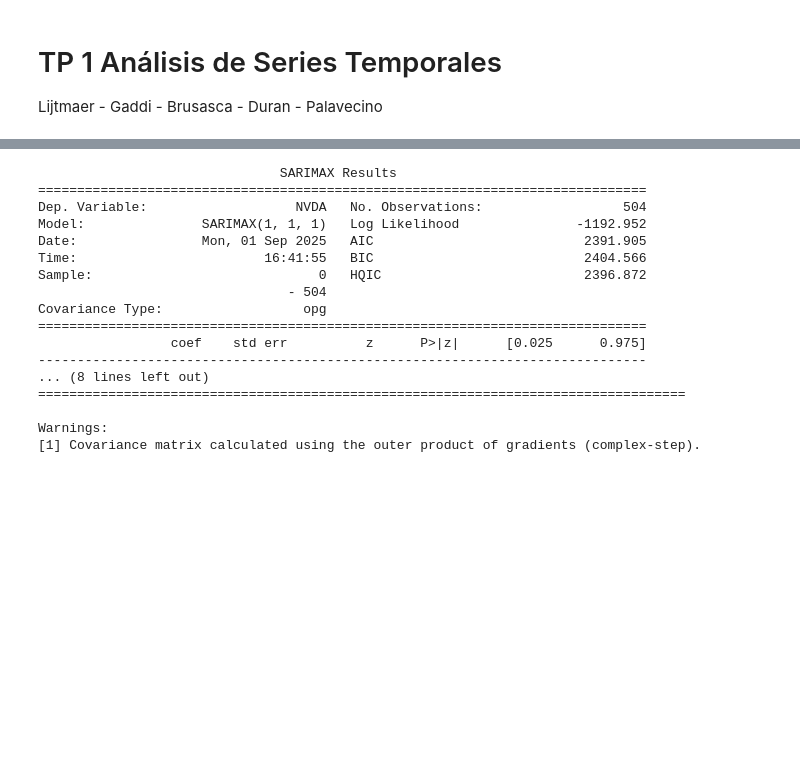
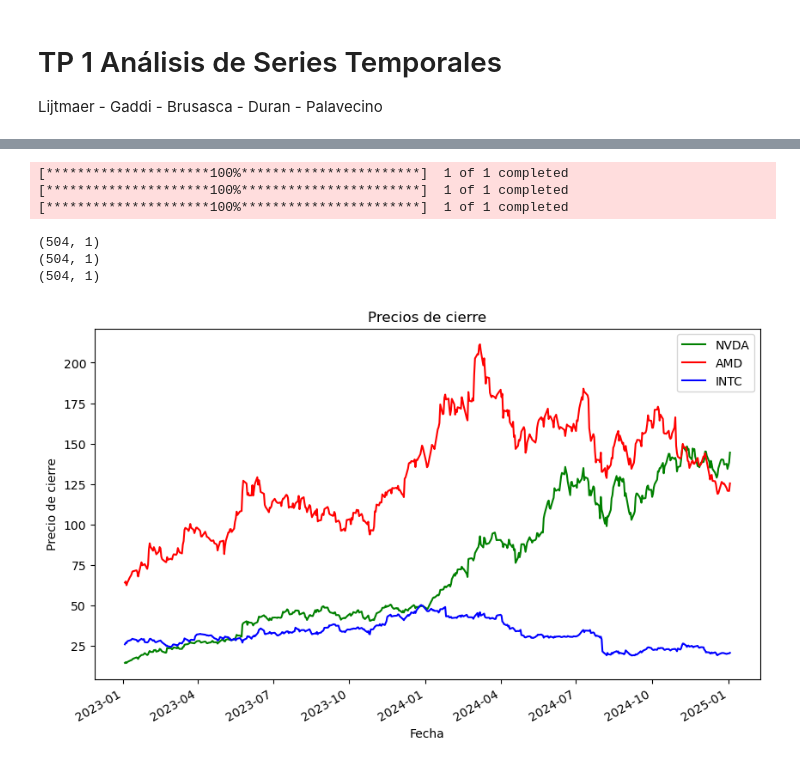
Before and after one commit to NicoPala01/AST_MCD_E10, a Jupyter notebook: AST_notebook.ipynb, the cells around one changed output, grey strips where cells are left out. Cells and saved outputs as stored; diff of their text form; code cells hidden in the pictures; blank space fills up the shorter version.

```diff
--- a/AST_notebook.ipynb
+++ b/AST_notebook.ipynb
@@ -82,2 +18,0 @@ plt.show()
-# %%
-matplotlib.rcParams['figure.figsize']=[6.0,4.0]
@@ -201,20 +19,34 @@ sarima_fit = sarima.fit(disp=False)
-# %%
-print(sarima_fit.summary())
-# %% [output]
-                               SARIMAX Results
-==============================================================================
-Dep. Variable:                   NVDA   No. Observations:                  504
-Model:               SARIMAX(1, 1, 1)   Log Likelihood               -1192.952
-Date:                Mon, 01 Sep 2025   AIC                           2391.905
-Time:                        16:41:55   BIC                           2404.566
-Sample:                             0   HQIC                          2396.872
-                                - 504
-Covariance Type:                  opg
-==============================================================================
-                 coef    std err          z      P>|z|      [0.025      0.975]
-------------------------------------------------------------------------------
-... (8 lines left out)
-===================================================================================
-
-Warnings:
-[1] Covariance matrix calculated using the outer product of gradients (complex-step).
+# %%
+ticker_nvda = ['NVDA']
+ticker_amd = ['AMD']
+ticker_intel = ['INTC']
+
+nvda_data = yf.download(ticker_nvda, start='2023-01-01', end='2025-01-04')[['Close']]
+amd_data = yf.download(ticker_amd, start='2023-01-01', end='2025-01-04')[['Close']]
+intel_data = yf.download(ticker_intel, start='2023-01-01', end='2025-01-04')[['Close']]
+# %% [output]
+[*********************100%***********************]  1 of 1 completed
+[*********************100%***********************]  1 of 1 completed
+[*********************100%***********************]  1 of 1 completed
+# %%
+print(nvda_data.shape)
+print(amd_data.shape)
+print(intel_data.shape)
+# %% [output]
+(504, 1)
+(504, 1)
+(504, 1)
+# %%
+# Gráfico de precios de cierre
+
+nvda_data[('Close', 'NVDA')].plot(title='NVDA Closing Prices', figsize=(10, 6), color = 'green')
+amd_data[('Close', 'AMD')].plot(title='AMD Closing Prices', figsize=(10, 6), color = 'red')
+intel_data[('Close', 'INTC')].plot(title='INTC Closing Prices', figsize=(10, 6), color = 'blue')
+
+plt.title('Precios de cierre')
+plt.xlabel('Fecha')
+plt.ylabel('Precio de cierre')
+plt.legend(['NVDA', 'AMD', 'INTC'])
+plt.show()
+# %% [output]
+[figure, added]
```
Also changed, not shown: parts of 38 cells of this notebook.
